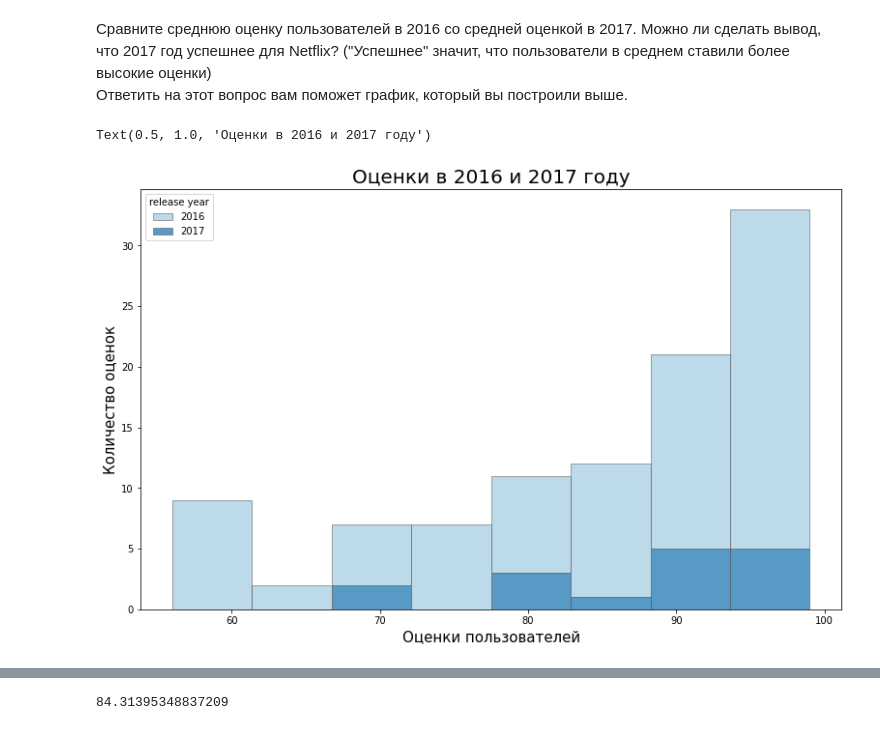
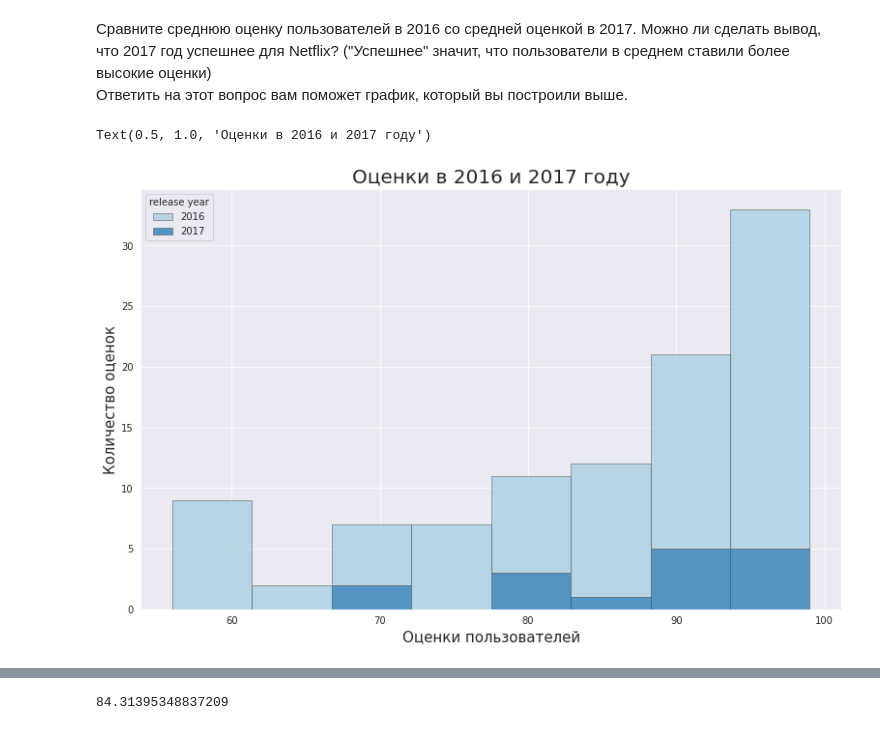
Before and after one commit to VorobyvEgor/Seminar_Sber, a Jupyter notebook: Projects/Егор_Воробьев_[Template]_Групповой_проект__Первичный_анализ_данных_.ipynb, the cells around one changed output, grey strips where cells are left out. Drawn from its saved outputs; the diff is of its cells as text; code cells hidden in the pictures.

```diff
--- a/Projects/Егор_Воробьев_[Template]_Групповой_проект__Первичный_анализ_данных_.ipynb
+++ b/Projects/Егор_Воробьев_[Template]_Групповой_проект__Первичный_анализ_данных_.ipynb
@@ -192,13 +192,14 @@ data_2016 = data[data['release year'] == 2016]
 data_2017 = data[data['release year'] == 2017]
 data_16_17 = data[(data['release year'] == 2017) | (data['release year'] == 2016)]
 # %%
+sns.set_style("darkgrid")
 sns.histplot(data_16_17, x="user rating score", hue="release year", multiple="stack",
     palette="Paired",
     edgecolor=".3",
     linewidth=.5)
 plt.xlabel('Оценки пользователей', fontdict={'fontsize': 15, 'fontweight':10})
 plt.ylabel('Количество оценок', fontdict={'fontsize': 15, 'fontweight':10})
 plt.title('Оценки в 2016 и 2017 году', fontdict={'fontsize': 20, 'fontweight':10})
 # %% [output]
 Text(0.5, 1.0, 'Оценки в 2016 и 2017 году')
-[figure, old version]
+[figure, new version]
```
Also changed, not shown: parts of 1 cell of this notebook.
